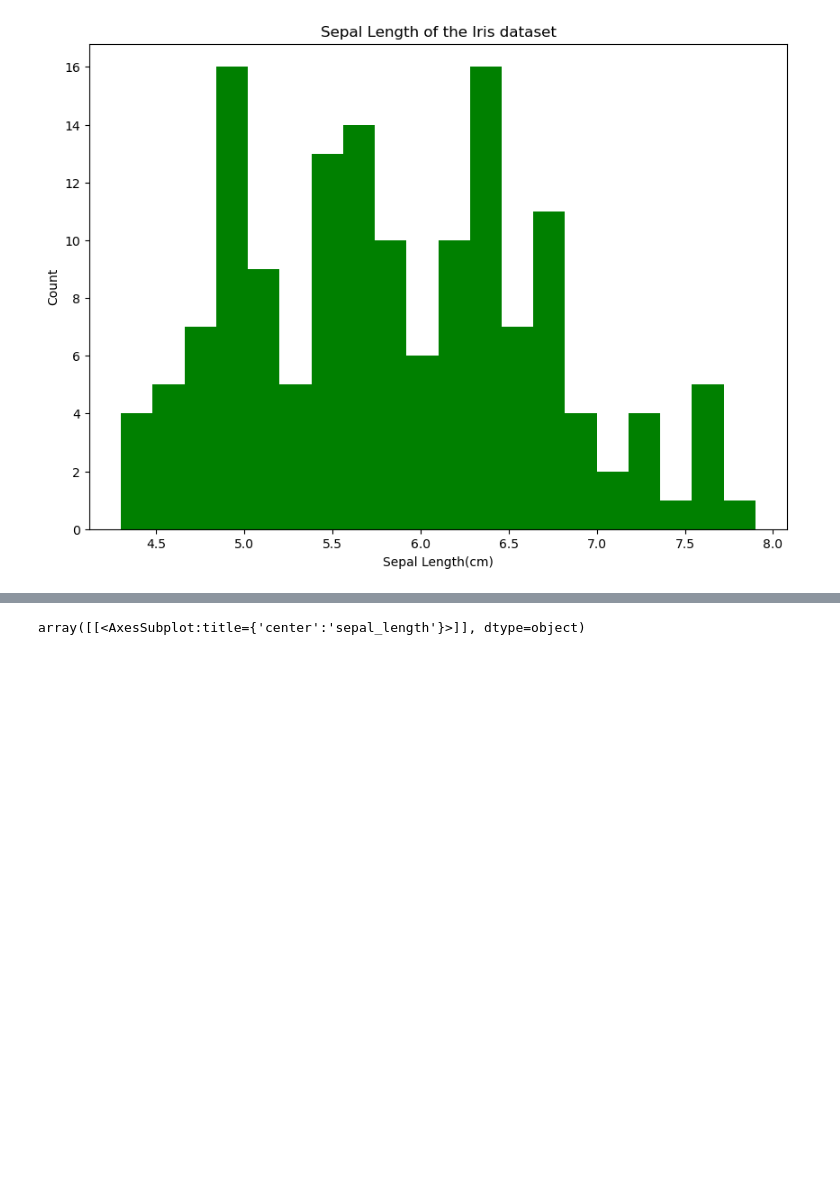
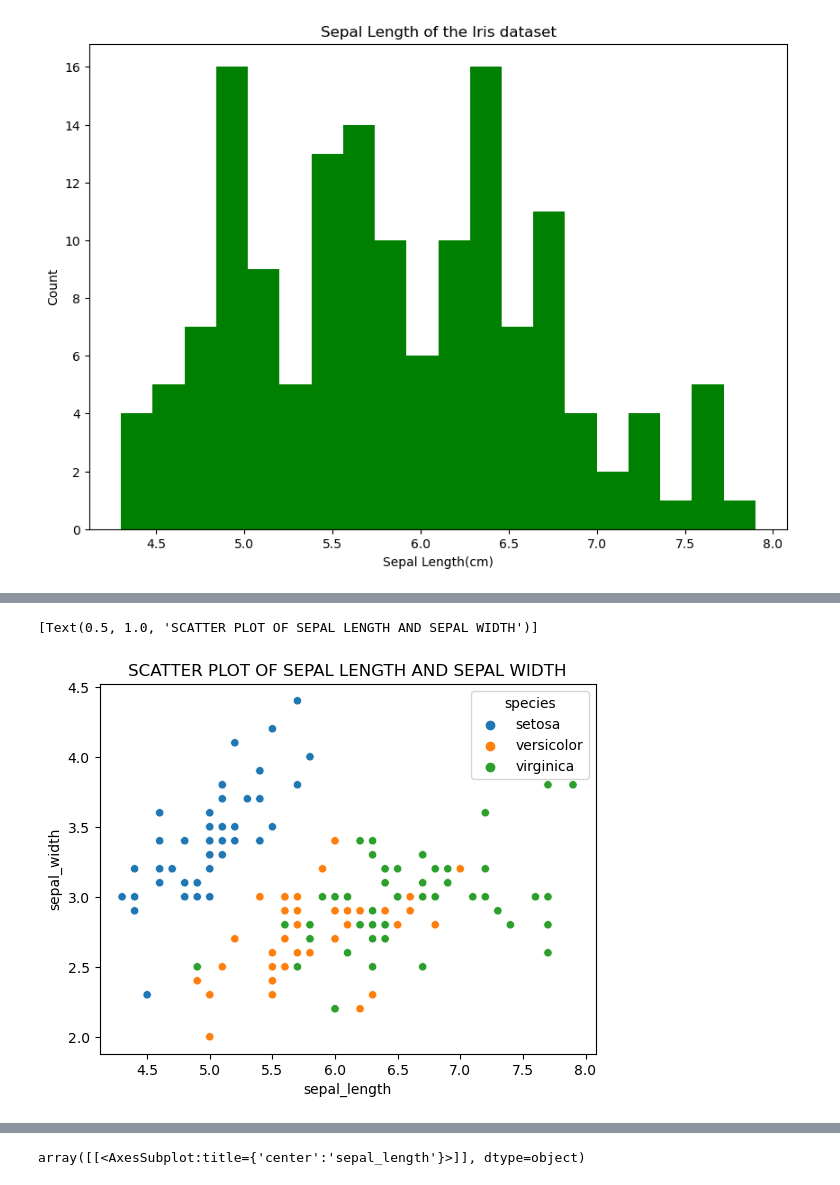
Before and after one commit to mickalleny2k/FUND_DATA, a Jupyter notebook: project.ipynb, the cells around one changed output, grey strips where cells are left out. Saved outputs shown, nothing was run; the diff lists cells and outputs as text; code cells hidden in the pictures; blank space fills up the shorter version.

```diff
--- a/project.ipynb
+++ b/project.ipynb
@@ -885,0 +965,5 @@ Text(0, 0.5, 'Count')
+# %%
+sns.scatterplot(x='sepal_length',y='sepal_width', hue="species", data = iris).set(title='SCATTER PLOT OF SEPAL LENGTH AND SEPAL WIDTH')
+# %% [output]
+[Text(0.5, 1.0, 'SCATTER PLOT OF SEPAL LENGTH AND SEPAL WIDTH')]
+[figure, added]
```
Also changed, not shown: parts of 55 cells of this notebook, 1 other file.
